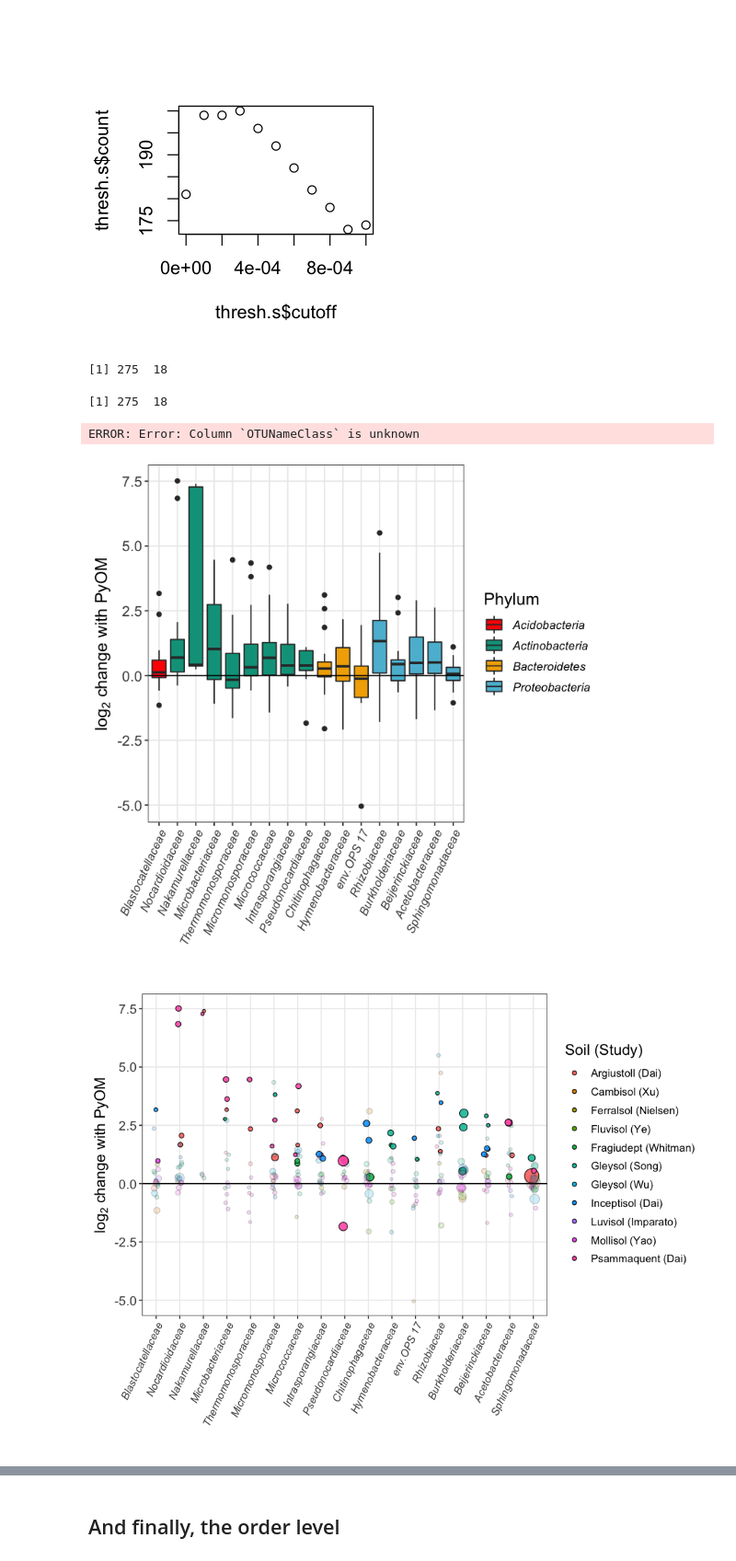
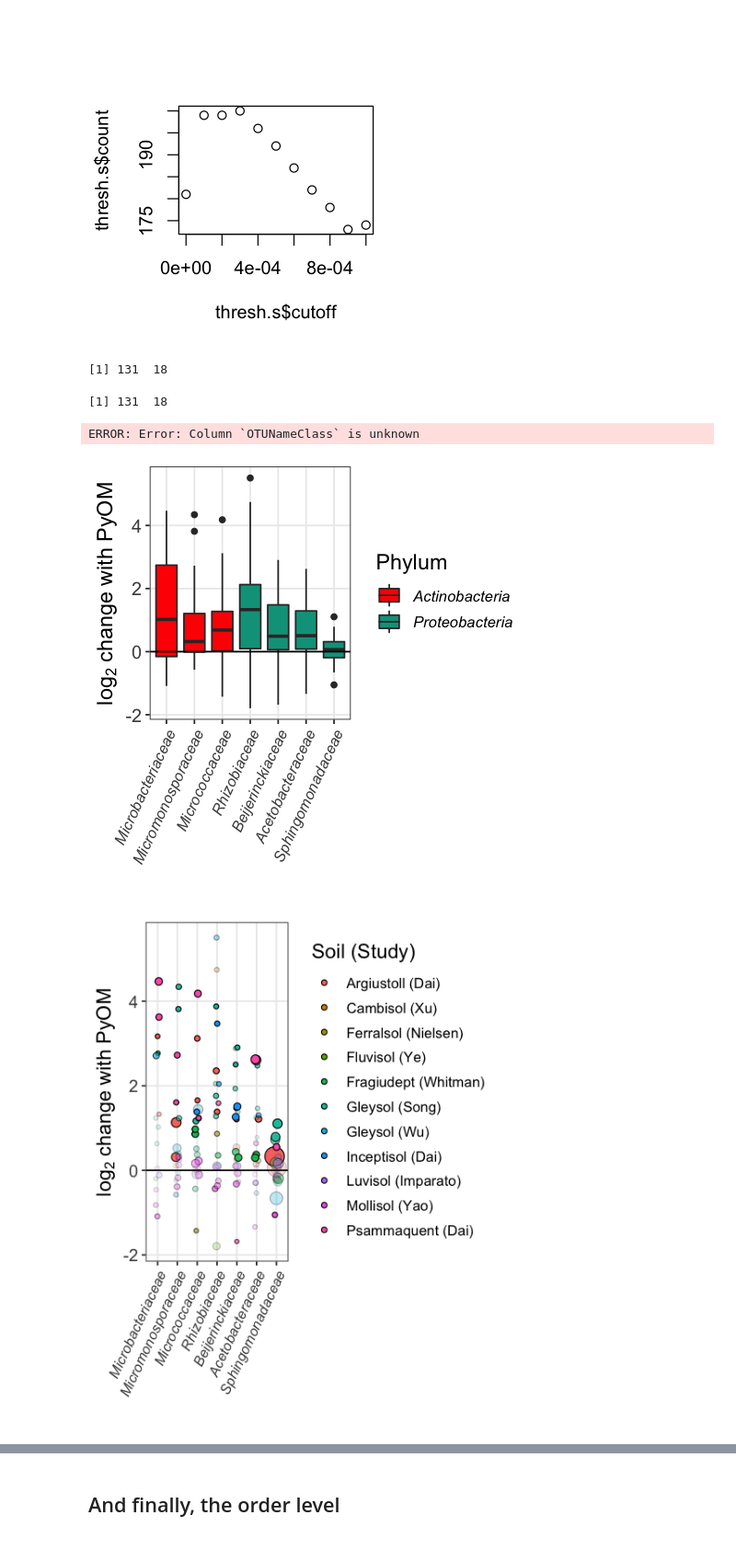
Before and after one commit to WhitmanLab/Meta-analysis, a Jupyter notebook: DifferentialAbundance_MetaA_Publication.ipynb, the cells around one changed output, grey strips where cells are left out. Shown at 92% size. Saved outputs shown, nothing was run; the diff lists cells and outputs as text; code cells hidden in the pictures.

```diff
--- a/DifferentialAbundance_MetaA_Publication.ipynb
+++ b/DifferentialAbundance_MetaA_Publication.ipynb
@@ -736,0 +784,3 @@ dim(d)
+# %%
+levels(as.factor(d$Genus))
+d$Genus = as.factor(d$Genus)
@@ -796,7 +848,7 @@ p
 # %%
-options(repr.plot.width=6, repr.plot.height=7)
+options(repr.plot.width=4, repr.plot.height=6)
 
-p = ggplot(d, aes(x = OTUName, y = l2FC, fill=SoilTypeName, size = RelAbund, alpha=Sig))
+p = ggplot(d, aes(x = OTUName, y = l2FC, fill=SoilTypeName, size = RelAbund, alpha=(1-padj)))
 # establishing our plot is based on the data table d, with our x being the phylum, and the y being log2fold change,
 # and the colour being phylum, relative size proportional to mean abundance, and alpha (transparency) based on
 # whether or not the adjusted p value is significant.
@@ -815,7 +867,7 @@ p = p + theme(strip.text.x = element_text(size = 14),
               strip.background = element_blank()
               ) +
         guides(size=FALSE, alpha=FALSE, fill=guide_legend(title="Soil (Study)"))
-p = p + scale_alpha_manual(values=c(0.2,0.9))
+#p = p + scale_alpha_manual(values=c(0.2,0.9))
 # sets a bunch of visual paramters for the legend (none) and other text
 p = p + labs(x = "")
 # sets the label for the x axis.
@@ -985,7 +1041,7 @@ d = d %>%
     dplyr::filter(!is.na(Sig))
 # Remove untested taxa
 
-cutoff = 2
+cutoff = 3
 # Minimum number of studies in which a genus must be significant to plot
 
 SigPhy = d %>%
@@ -1003,7 +1059,7 @@ d = d %>%
     filter(Family %in% SigPhy$Family)
 # Keep only genera that were significant in at least one study
 # %%
-cutoff = 4
+cutoff = 5
 # Minimum number of studies a genus must be present in to plot
 
 nStudies = d %>%
@@ -1024,8 +1080,8 @@ d = d %>%
 
 dim(d)
 # %% [output]
-[1] 275  18
+[1] 131  18
-[1] 275  18
+[1] 131  18
 # %%
 OTUNameOrder = d %>%
     group_by(Phylum,Family)%>%
@@ -1057,7 +1113,7 @@ d$OTUNameOrder = factor(d$OTUNameOrder,levels=OTUNameOrderOrder)
 # %% [output]
 ERROR: Error: Column `OTUNameClass` is unknown
 # %%
-options(repr.plot.width=6, repr.plot.height=6)
+options(repr.plot.width=4, repr.plot.height=4)
 
 palette = c(wes_palette("Darjeeling1"),"grey","white")
 
@@ -1093,40 +1149,40 @@ p = p + geom_hline(yintercept=0)
 
 p
 # %% [output]
-[figure, old version]
+[figure, new version]
 # %%
-options(repr.plot.width=8, repr.plot.height=6)
+options(repr.plot.width=4, repr.plot.height=5)
 
-p = ggplot(d, aes(x = Family, y = l2FC, fill=SoilTypeName, size = RelAbund, alpha=Sig))
+p = ggplot(d, aes(x = Family, y = l2FC, fill=SoilTypeName, size = RelAbund, alpha=(1-padj)))
 # establishing our plot is based on the data table d, with our x being the phylum, and the y being log2fold change,
 # and the colour being phylum, relative size proportional to mean abundance, and alpha (transparency) based on
 # whether or not the adjusted p value is significant.
 p = p + geom_jitter(shape=21, width=0.1) # Using shape=21 to get the option that has an outline and a fill colour
 p = p + theme_bw()
 # sets a theme - adjusts a bunch of aesthetics at once
 p = p + theme(strip.text.x = element_text(size = 14),
               strip.text.y = element_text(size = 14),
               axis.text.x = element_text(size = 10, angle = 65, hjust = 1, vjust = 1, face="italic"),
               axis.title.x = element_text(size = 14),
               axis.text.y = element_text(size=12),
               axis.title.y = element_text(size = 14),
               legend.title = element_text(size=14),
               legend.text = element_text(size = 10),
               #legend.position = "none",
               strip.background = element_blank()
               ) +
         guides(size=FALSE, alpha=FALSE, fill=guide_legend(title="Soil (Study)"))
-p = p + scale_alpha_manual(values=c(0.2,0.9))
+#p = p + scale_alpha_manual(values=c(0.2,0.9))
 # sets a bunch of visual paramters for the legend (none) and other text
 p = p + labs(x = "")
 # sets the label for the x axis.
 p = p + labs(y = expression(paste("", log[2]," change with PyOM",sep="")))
 # sets the label for the y axes.
 p = p + theme(panel.grid.minor = element_blank())
 # Gets rid of the default gridlines
 p = p + geom_hline(yintercept=0)
 #p = p + facet_wrap(~Phylum, scales="free",ncol=4)
 
 p
 # %% [output]
-[figure, old version]
+[figure, new version]
```
Also changed, not shown: parts of 34 cells of this notebook.
